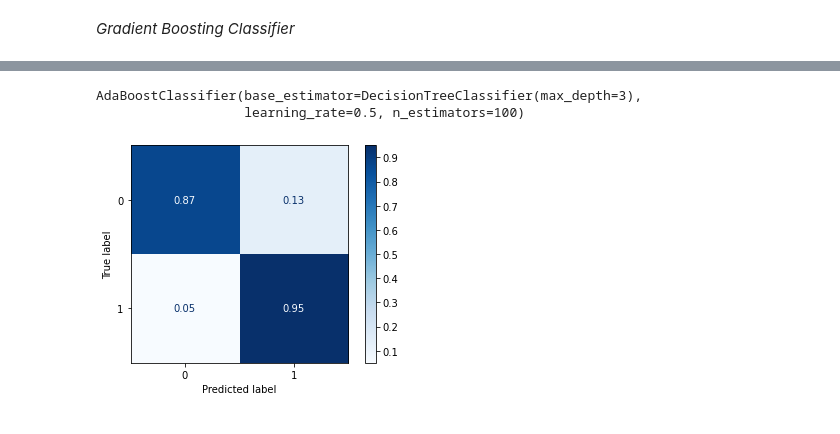
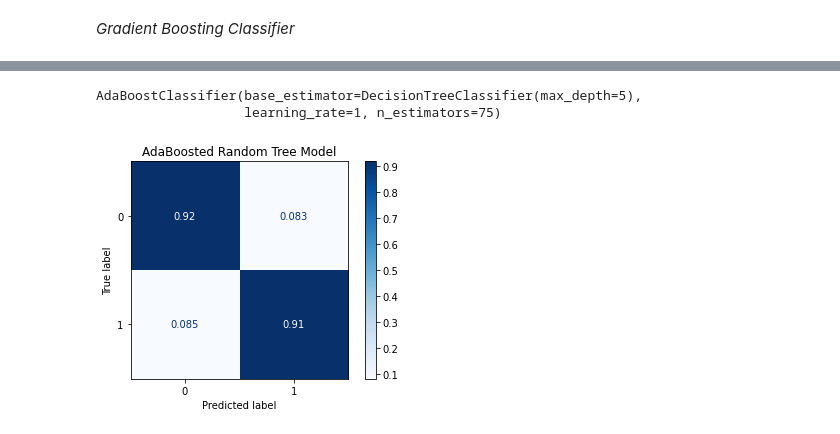
Before and after one commit to luminarian/thinkful-capstone-2, a Jupyter notebook: capstone-2.ipynb, the cells around one changed output, grey strips where cells are left out. Saved outputs shown, nothing was run; the diff lists cells and outputs as text; code cells hidden in the pictures.

```diff
--- a/capstone-2.ipynb
+++ b/capstone-2.ipynb
@@ -89,7 +91,0 @@ print(accuracy_score(y_test, test_predict))
-# %%
-#High precision model
-from sklearn.model_selection import GridSearchCV
-
-params = {'learning_rate': [.001, .01, .1, .25, .5, .75, 1], 'max_depth': [2, 3, 5, 7, 11], 'max_features': ['auto', 'log2', .5], 'n_iter_no_change': [5]}
-gbc_grid_precision = GridSearchCV(GradientBoostingClassifier(), param_grid=params, cv=5, verbose=1, scoring='precision', n_jobs=-1)
-gbc_grid_precision.fit(X_train, y_train)
@@ -121,5 +91,0 @@ plt.show()
-# %%
-#High Recall Model
-params = {'learning_rate': [.001, .01, .1, .25, .5, .75, 1], 'max_depth': [2, 3, 5, 7, 11], 'max_features': ['auto', 'log2', .5], 'n_iter_no_change': [5]}
-gbc_grid_recall = GridSearchCV(GradientBoostingClassifier(), param_grid=params, cv=5, verbose=1, scoring='recall', n_jobs=-1)
-gbc_grid_recall.fit(X_train, y_train)
@@ -182,10 +135,10 @@ plt.show()
 # %%
 from sklearn.ensemble import AdaBoostClassifier
 from sklearn.tree import DecisionTreeClassifier
-abc = AdaBoostClassifier(base_estimator=DecisionTreeClassifier(max_depth=3))
-abc.fit(X_train, y_train)
-train_predict = abc.predict(X_train)
-test_predict = abc.predict(X_test)
+abc_decision_tree = AdaBoostClassifier(base_estimator=DecisionTreeClassifier(max_depth=3))
+abc_decision_tree.fit(X_train, y_train)
+train_predict = abc_decision_tree.predict(X_train)
+test_predict = abc_decision_tree.predict(X_test)
 print(accuracy_score(y_train, train_predict))
 print(accuracy_score(y_test, test_predict))
 # %% [output]
@@ -194,6 +147,6 @@ print(accuracy_score(y_test, test_predict))
 # %%
-#High precision model
-params = {'learning_rate': [.001, .01, .1, .25, .5, .75, 1], 'n_estimators': [25, 50, 75, 100], 'base_estimator': [DecisionTreeClassifier(max_depth=3)]}
-abc_grid_precision = GridSearchCV(AdaBoostClassifier(), param_grid=params, cv=5, verbose=1, scoring='precision', n_jobs=-1)
-abc_grid_precision.fit(X_train, y_train)
+#High F1 Model
+params = {'learning_rate': [.001, .01, .1, .25, .5, .75, 1], 'n_estimators': [25, 50, 75, 100], 'base_estimator': [DecisionTreeClassifier(max_depth=2), DecisionTreeClassifier(max_depth=3), DecisionTreeClassifier(max_depth=5), DecisionTreeClassifier(max_depth=7), DecisionTreeClassifier(max_depth=11)]}
+abc_decision_tree_grid_f1 = GridSearchCV(AdaBoostClassifier(), param_grid=params, cv=5, verbose=1, scoring='f1', n_jobs=-1)
+abc_decision_tree_grid_f1.fit(X_train, y_train)
 # %% [output]
@@ -210,11 +169,12 @@ GridSearchCV(cv=5, estimator=AdaBoostClassifier(), n_jobs=-1,
 # %%
-abc_grid_precision_feature_importance = pd.DataFrame({'features': X.columns, 'importance scores': abc_grid_precision.best_estimator_.feature_importances_}).sort_values(by='importance scores', ascending=False)
-abc_grid_precision.best_estimator_
+abc_decision_tree_grid_f1_feature_importance = pd.DataFrame({'features': X.columns, 'importance scores': abc_decision_tree_grid_f1.best_estimator_.feature_importances_}).sort_values(by='importance scores', ascending=False)
+abc_decision_tree_grid_f1.best_estimator_
 # %% [output]
-AdaBoostClassifier(base_estimator=DecisionTreeClassifier(max_depth=3),
-                   learning_rate=0.5, n_estimators=100)
+AdaBoostClassifier(base_estimator=DecisionTreeClassifier(max_depth=5),
+                   learning_rate=1, n_estimators=75)
 # %%
-plot_confusion_matrix(abc_grid_precision, X_test, y_test, normalize='true', cmap='Blues')
+plot_confusion_matrix(abc_decision_tree_grid_f1, X_test, y_test, normalize='true', cmap='Blues')
+plt.title('AdaBoosted Random Tree Model')
 plt.show()
 # %% [output]
-[figure, old version]
+[figure, new version]
```
Also changed, not shown: parts of 26 cells of this notebook.
